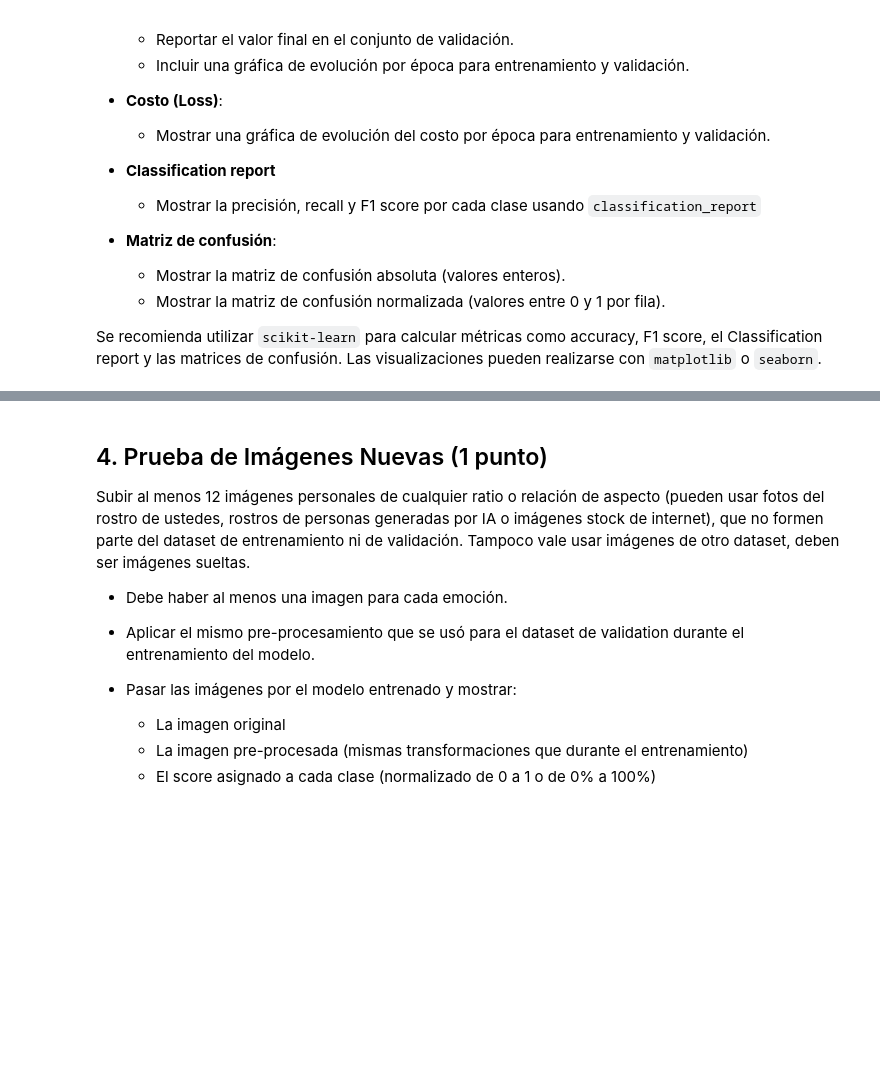
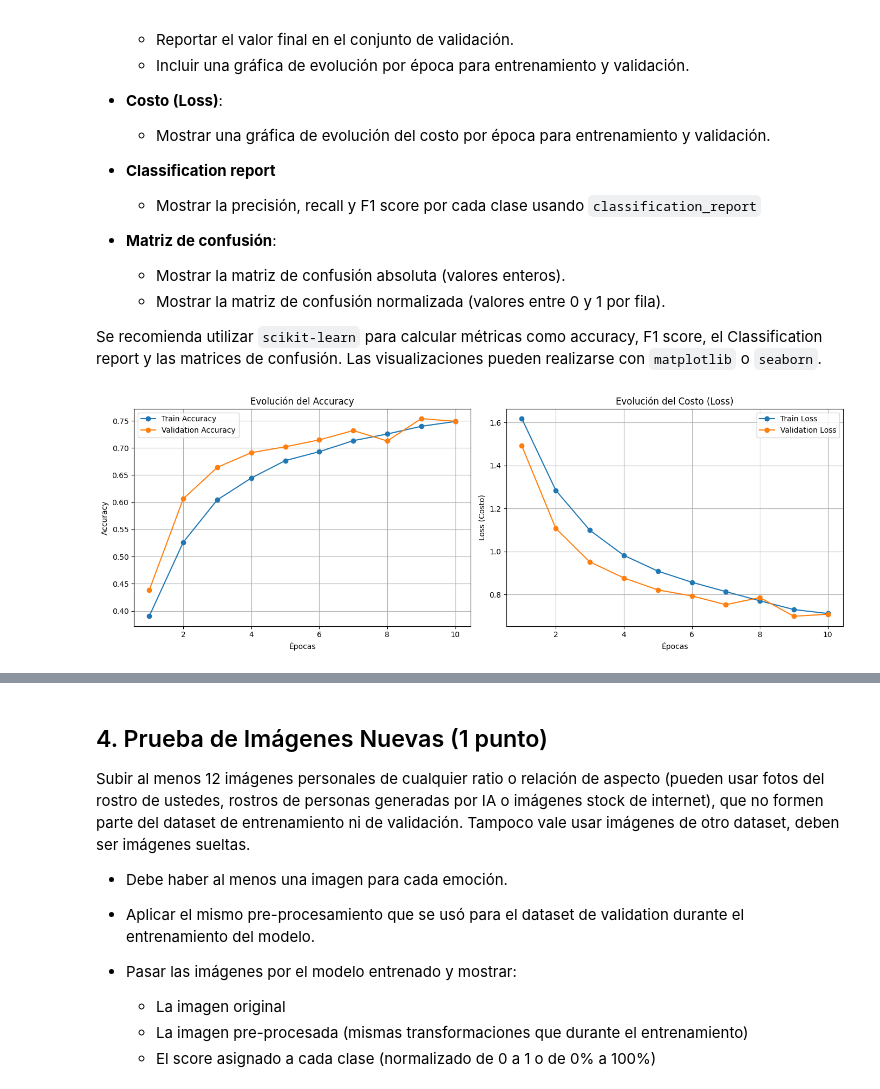
Before and after one commit to AndresMontesDeOca/Deep_Learning, a Jupyter notebook: MONTESDEOCA-ANDRES-DL-TP3-Co24.ipynb.ipynb, the cells around one changed output, grey strips where cells are left out. Drawn from its saved outputs; the diff is of its cells as text; code cells hidden in the pictures; blank space fills up the shorter version.

```diff
--- a/MONTESDEOCA-ANDRES-DL-TP3-Co24.ipynb.ipynb
+++ b/MONTESDEOCA-ANDRES-DL-TP3-Co24.ipynb.ipynb
@@ -241,3 +438,89 @@ El modelo entrenado debe ser evaluado utilizando las siguientes métricas:
   - Mostrar la matriz de confusión normalizada (valores entre 0 y 1 por fila).
 
 Se recomienda utilizar `scikit-learn` para calcular métricas como accuracy, F1 score, el Classification report y las matrices de confusión. Las visualizaciones pueden realizarse con `matplotlib` o `seaborn`.
+# %%
+import matplotlib.pyplot as plt
+import seaborn as sns
+from sklearn.metrics import accuracy_score, f1_score, classification_report, confusion_matrix
+import torch
+
+# 1. Gráficas de Evolución (Accuracy y Loss)
+epochs_range = range(1, num_epochs + 1)
+
+fig, axes = plt.subplots(1, 2, figsize=(14, 5))
+
+# Gráfica de Accuracy
+axes[0].plot(epochs_range, history_train_acc, label='Train Accuracy', marker='o')
+axes[0].plot(epochs_range, history_val_acc, label='Validation Accuracy', marker='o')
+axes[0].set_xlabel('Épocas')
+axes[0].set_ylabel('Accuracy')
+axes[0].set_title('Evolución del Accuracy')
+axes[0].legend()
+axes[0].grid(True)
+
+# Gráfica de Loss
+axes[1].plot(epochs_range, history_train_loss, label='Train Loss', marker='o')
+axes[1].plot(epochs_range, history_val_loss, label='Validation Loss', marker='o')
+axes[1].set_xlabel('Épocas')
+axes[1].set_ylabel('Loss (Costo)')
+axes[1].set_title('Evolución del Costo (Loss)')
+axes[1].legend()
+axes[1].grid(True)
+
+plt.tight_layout()
+plt.show()
+
+# 2. Evaluación final en el conjunto de validación
+print("Evaluando el modelo en el conjunto de validación para obtener métricas...")
+modelo.eval()
+y_true = []
+y_pred = []
+
+with torch.no_grad():
+    for inputs, labels in val_loader:
+        inputs = inputs.to(device)
+        outputs = modelo(inputs)
+        _, predicted = torch.max(outputs.data, 1)
+
+        y_true.extend(labels.cpu().numpy())
+        y_pred.extend(predicted.cpu().numpy())
+
+# Nombres de las clases desde el dataset
+class_names = [c for c in train_dataset.classes]
+
+# Calcular métricas
+final_accuracy = accuracy_score(y_true, y_pred)
+final_f1_macro = f1_score(y_true, y_pred, average='macro')
+
+print("-" * 50)
+print(f"Accuracy Final (Validación): {final_accuracy:.4f}")
+print(f"F1 Score Macro Final (Validación): {final_f1_macro:.4f}")
+print("-" * 50)
+
+print("\nClassification Report:")
+print(classification_report(y_true, y_pred, target_names=class_names))
+
+# 3. Matrices de Confusión
+cm_abs = confusion_matrix(y_true, y_pred)
+cm_norm = confusion_matrix(y_true, y_pred, normalize='true')
+
+fig, axes = plt.subplots(1, 2, figsize=(16, 6))
+
+# Matriz Absoluta
+sns.heatmap(cm_abs, annot=True, fmt='d', cmap='Blues',
+            xticklabels=class_names, yticklabels=class_names, ax=axes[0])
+axes[0].set_title('Matriz de Confusión (Absoluta)')
+axes[0].set_xlabel('Predicción')
+axes[0].set_ylabel('Real')
+
+# Matriz Normalizada
+sns.heatmap(cm_norm, annot=True, fmt='.2f', cmap='Greens',
+            xticklabels=class_names, yticklabels=class_names, ax=axes[1])
+axes[1].set_title('Matriz de Confusión (Normalizada)')
+axes[1].set_xlabel('Predicción')
+axes[1].set_ylabel('Real')
+
+plt.tight_layout()
+plt.show()
+# %% [output]
+[figure, added]
```
Also changed, not shown: parts of 7 cells of this notebook.
